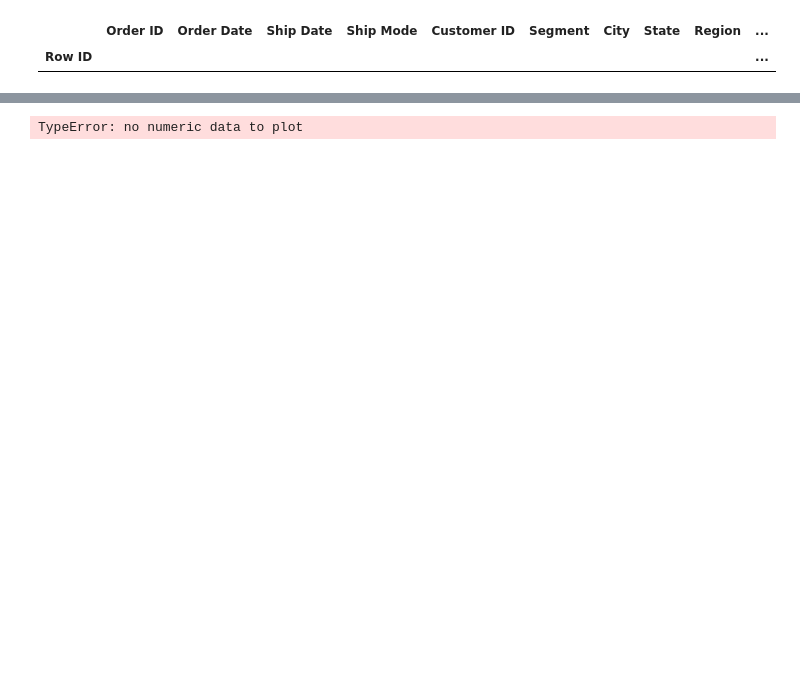
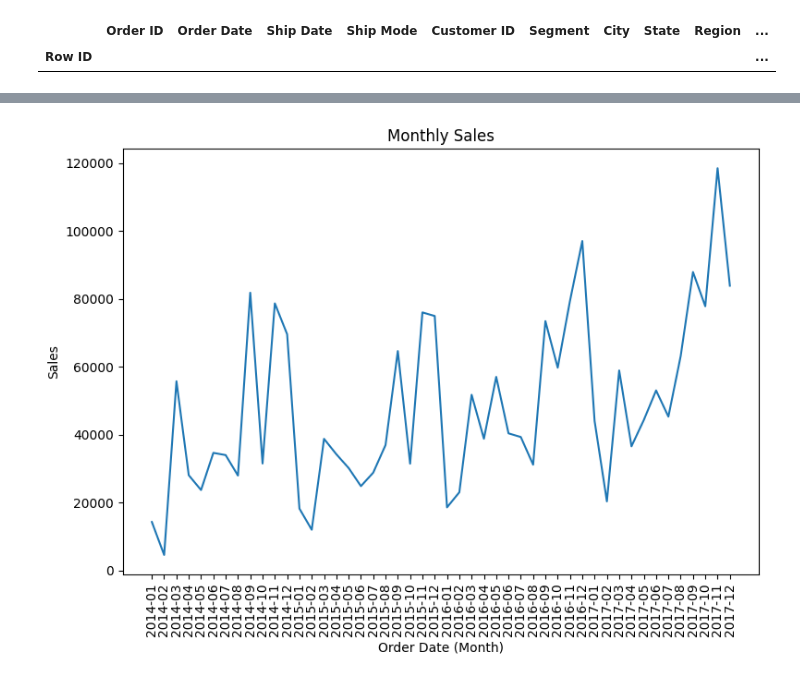
Before and after one commit to MaharLeika18/DataViz_Activities, a Jupyter notebook: DV_Act4_V1.ipynb, the cells around one changed output, grey strips where cells are left out. Saved outputs shown, nothing was run; the diff lists cells and outputs as text; code cells hidden in the pictures; blank space fills up the shorter version.

```diff
--- a/DV_Act4_V1.ipynb
+++ b/DV_Act4_V1.ipynb
@@ -152,6 +160,12 @@ plt.show()
 # %%
 # Create line chart - Monthly Sales
-df.plot(kind='line', x='Sales', y='Order Date (Month)')
+plt.figure(figsize=(8,6))
+plt.plot(monthly_revenue['Order Date (Month)'].astype(str), monthly_revenue['Sales'])
+plt.xlabel('Order Date (Month)')
+plt.ylabel('Sales')
+plt.title('Monthly Sales')
+plt.xticks(rotation=90)
+plt.tight_layout()
 plt.show()
 # %% [output]
-TypeError: no numeric data to plot
+[figure, added]
```
Also changed, not shown: parts of 2 cells of this notebook.
